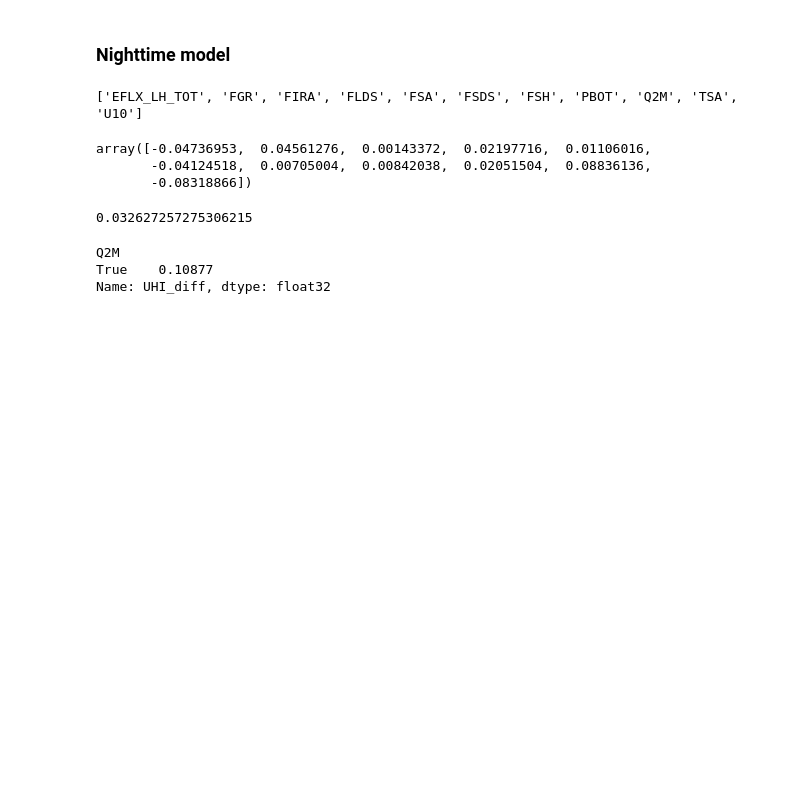
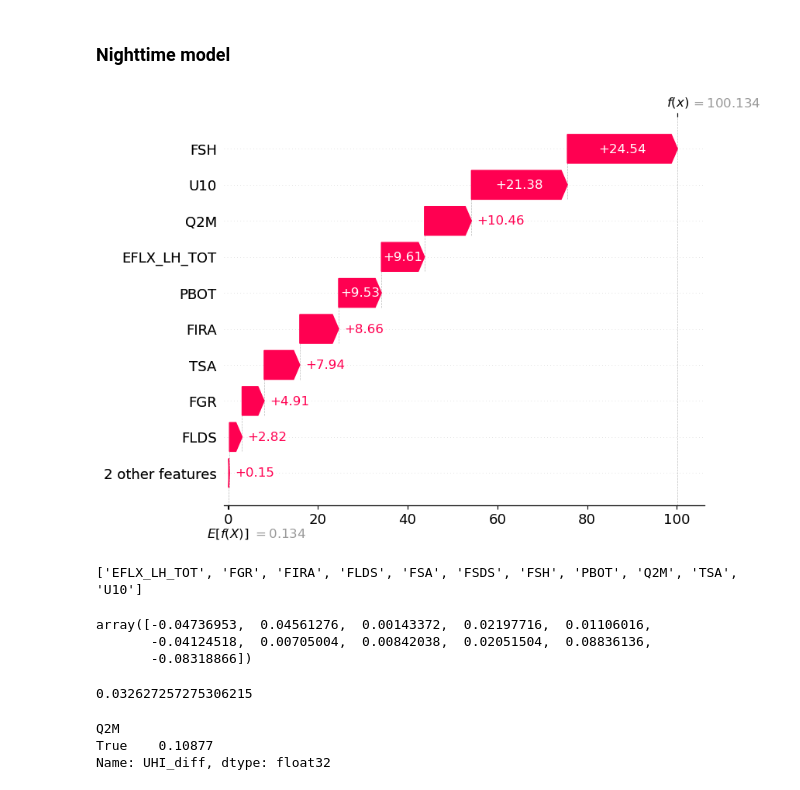
Before and after one commit to johnnyguo2007/research, a Jupyter notebook: hw_global/final/UHI_diff_feature_engineering_new.ipynb, the cells around one changed output. Drawn from its saved outputs; the diff is of its cells as text; code cells hidden in the pictures; blank space fills up the shorter version.

```diff
--- a/hw_global/final/UHI_diff_feature_engineering_new.ipynb
+++ b/hw_global/final/UHI_diff_feature_engineering_new.ipynb
@@ -424,3 +433,10 @@ shap.summary_plot(night_shap_values, X_night)
+# %%
+night_feature_importances = night_model.get_feature_importance()
+shap.waterfall_plot(shap.Explanation(night_feature_importances, base_values=night_expected_value,
+                                    #  data=night_shap_values,
+                                     feature_names=night_full_pool.get_feature_names()))
+# %% [output]
+[figure, added]
 # %%
 print(day_full_pool.get_feature_names())
 shap_values[0,:]
```
Also changed, not shown: parts of 11 cells of this notebook.
